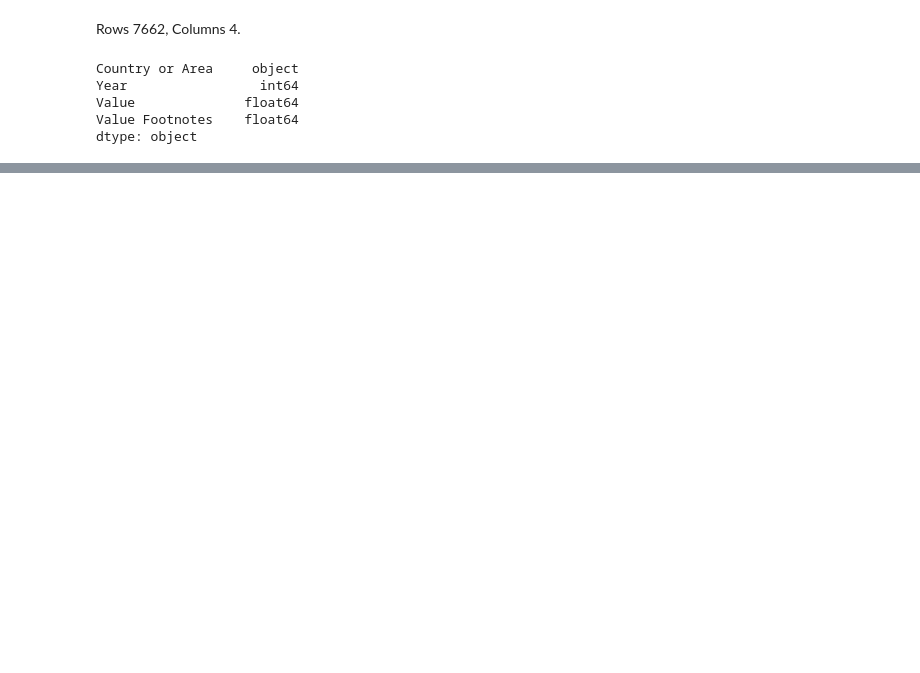
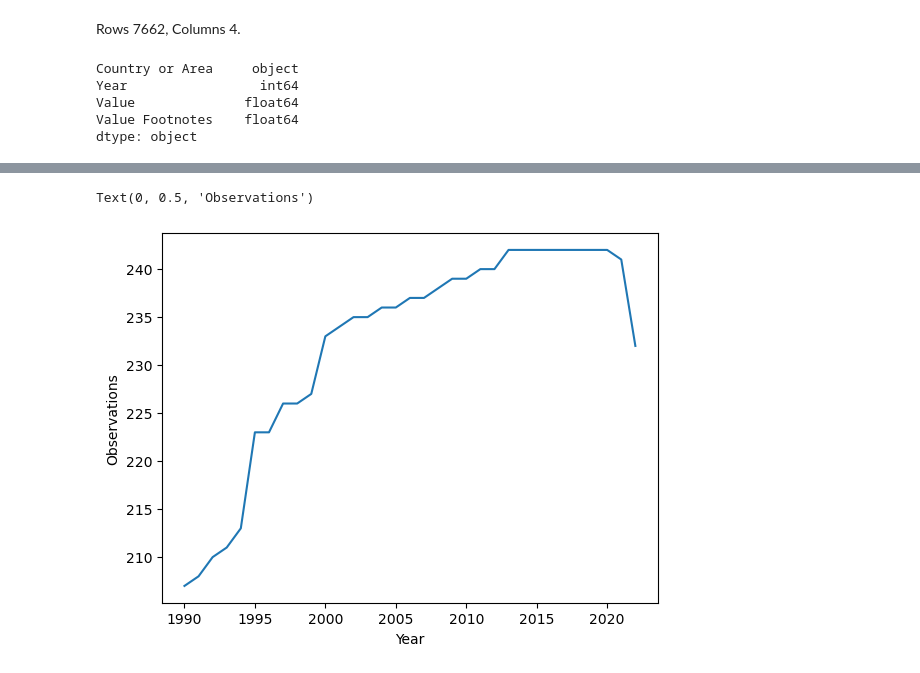
Before and after one commit to NSS-Full-Time-Data-Analytics-14/gdp-and-internet-usage-MatthewMaitland, a Jupyter notebook: notebook/un_project.ipynb, the cells around one changed output, grey strips where cells are left out. Cells and saved outputs as stored; diff of their text form; code cells hidden in the pictures; blank space fills up the shorter version.

```diff
--- a/notebook/un_project.ipynb
+++ b/notebook/un_project.ipynb
@@ -39,0 +71,3 @@ gdp_df.info
+# %%
+observations_by_year = gdp_df.Year.value_counts().to_frame()
+observations_by_year
@@ -39,0 +93,3 @@ gdp_df.info
+# %%
+observations_by_year = observations_by_year.reset_index()
+observations_by_year
@@ -39,0 +114,3 @@ gdp_df.info
+# %%
+observations_by_year = observations_by_year.sort_values(by = 'Year')
+observations_by_year
@@ -39,0 +135,7 @@ gdp_df.info
+# %%
+plt.plot('Year', 'count', data=observations_by_year)
+plt.xlabel('Year')
+plt.ylabel('Observations')
+# %% [output]
+Text(0, 0.5, 'Observations')
+[figure, added]
```
Also changed, not shown: parts of 66 cells of this notebook, 1 other file.
